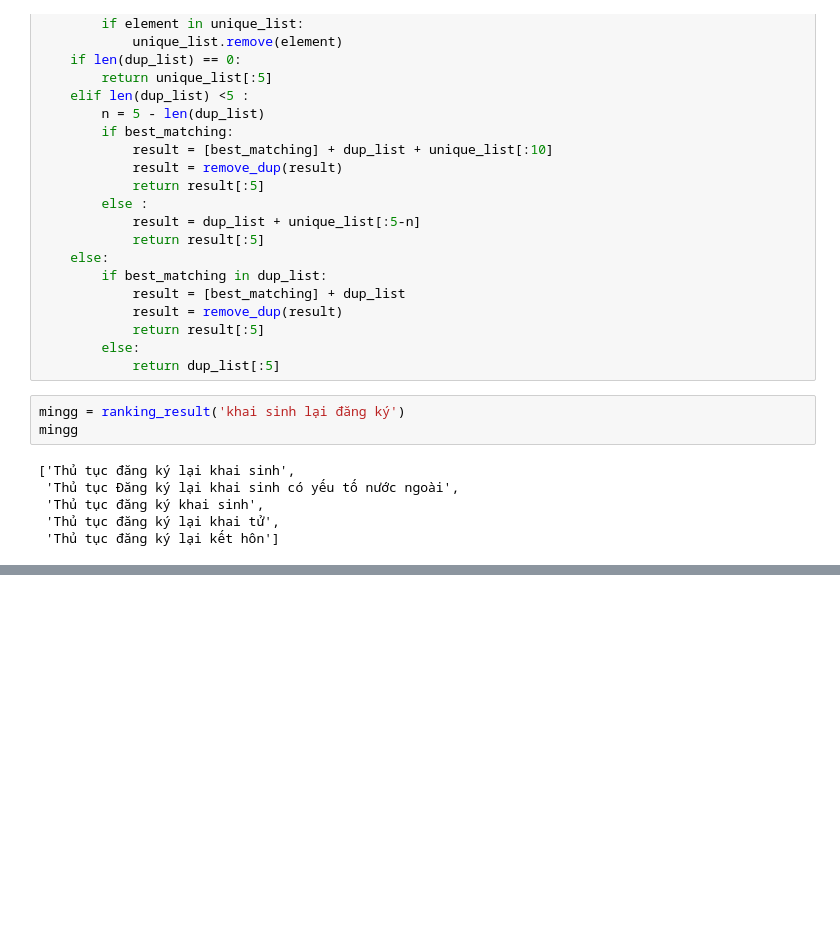
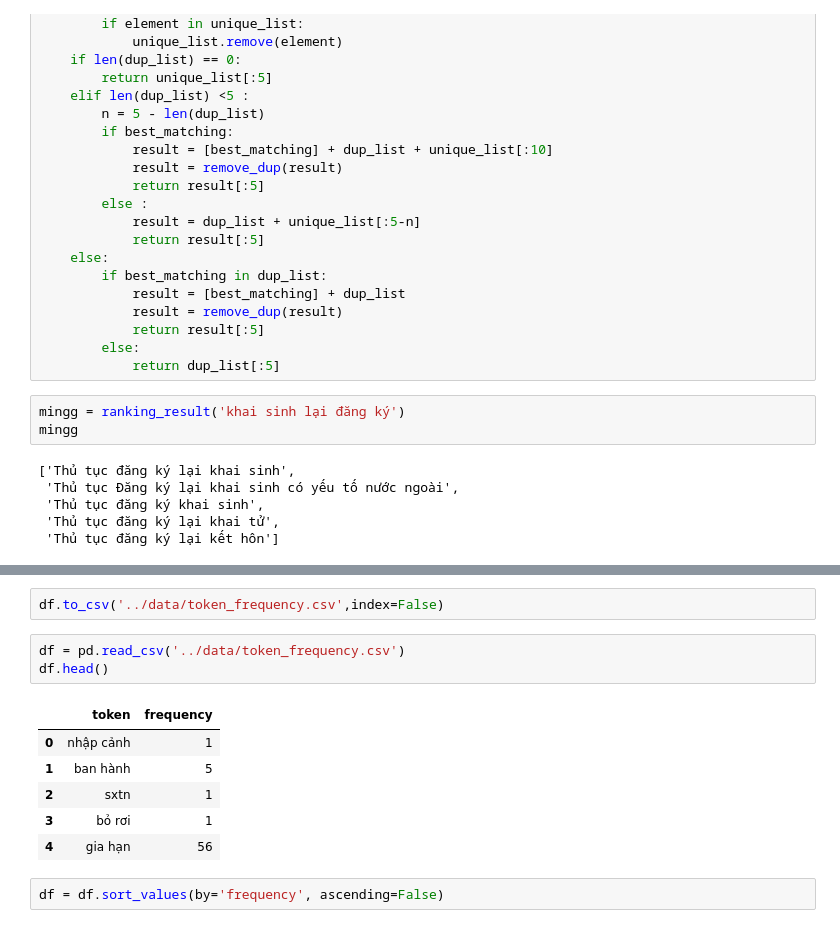
Before and after one commit to Mingg2211/NamDinh_V1, a Jupyter notebook: notebook/experiment.ipynb, the cells around one changed output, grey strips where cells are left out. Saved outputs shown, nothing was run; the diff lists cells and outputs as text; blank space fills up the shorter version.

```diff
--- a/notebook/experiment.ipynb
+++ b/notebook/experiment.ipynb
@@ -168,0 +269,14 @@ mingg
+# %%
+df.to_csv('../data/token_frequency.csv',index=False)
+# %%
+df = pd.read_csv('../data/token_frequency.csv')
+df.head()
+# %% [output]
+|  | token | frequency |
+| 0 | nhập cảnh | 1 |
+| 1 | ban hành | 5 |
+| 2 | sxtn | 1 |
+| 3 | bỏ rơi | 1 |
+| 4 | gia hạn | 56 |
+# %%
+df = df.sort_values(by='frequency', ascending=False)
```
Also changed, not shown: parts of 25 cells of this notebook, 6 other files.
